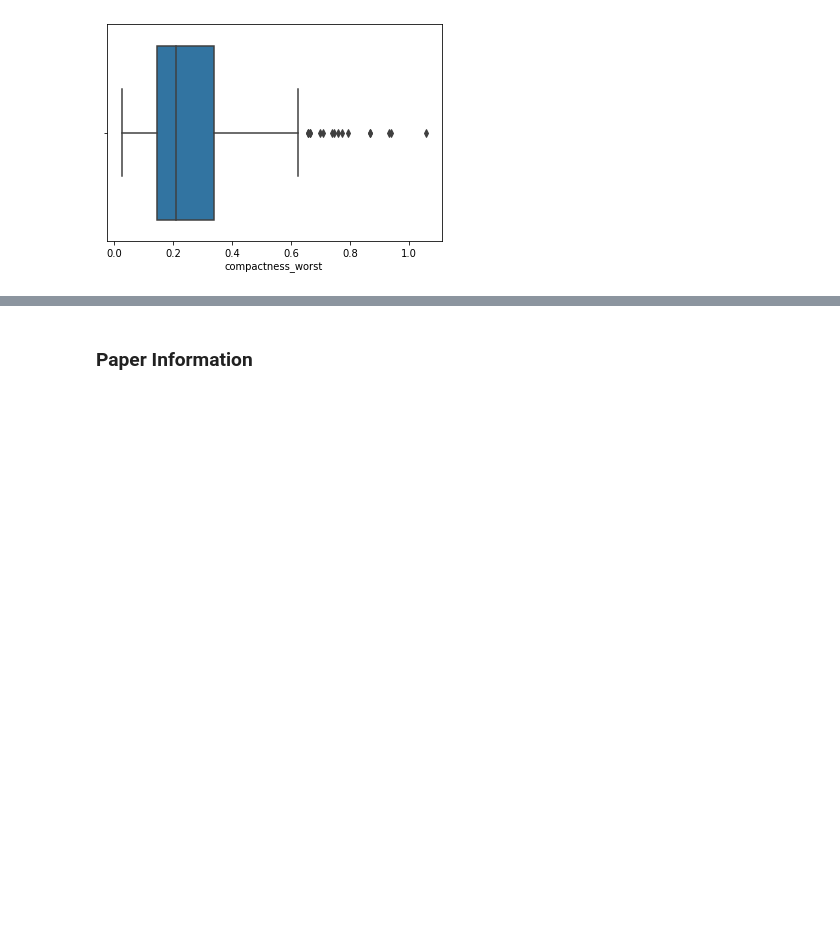
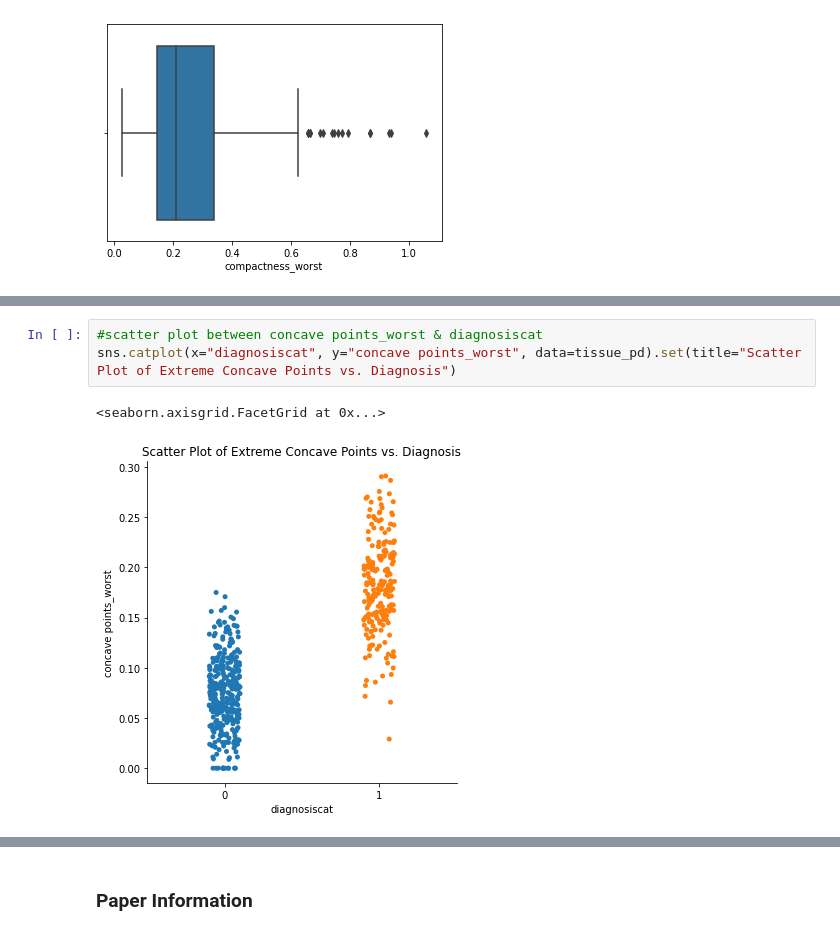
Before and after one commit to phillipseb/Predictive-630, a Jupyter notebook: project/EDA_PhillipsEmily_Project.ipynb, the cells around one changed output, grey strips where cells are left out. Drawn from its saved outputs; the diff is of its cells as text; blank space fills up the shorter version.

```diff
--- a/project/EDA_PhillipsEmily_Project.ipynb
+++ b/project/EDA_PhillipsEmily_Project.ipynb
@@ -169,0 +356,6 @@ sns.boxplot(tissue_pd['compactness_worst'])
+# %%
+#scatter plot between concave points_worst & diagnosiscat
+sns.catplot(x="diagnosiscat", y="concave points_worst", data=tissue_pd).set(title="Scatter Plot of Extreme Concave Points vs. Diagnosis")
+# %% [output]
+<seaborn.axisgrid.FacetGrid at 0x...>
+[figure, added]
```
Also changed, not shown: parts of 36 cells of this notebook.
